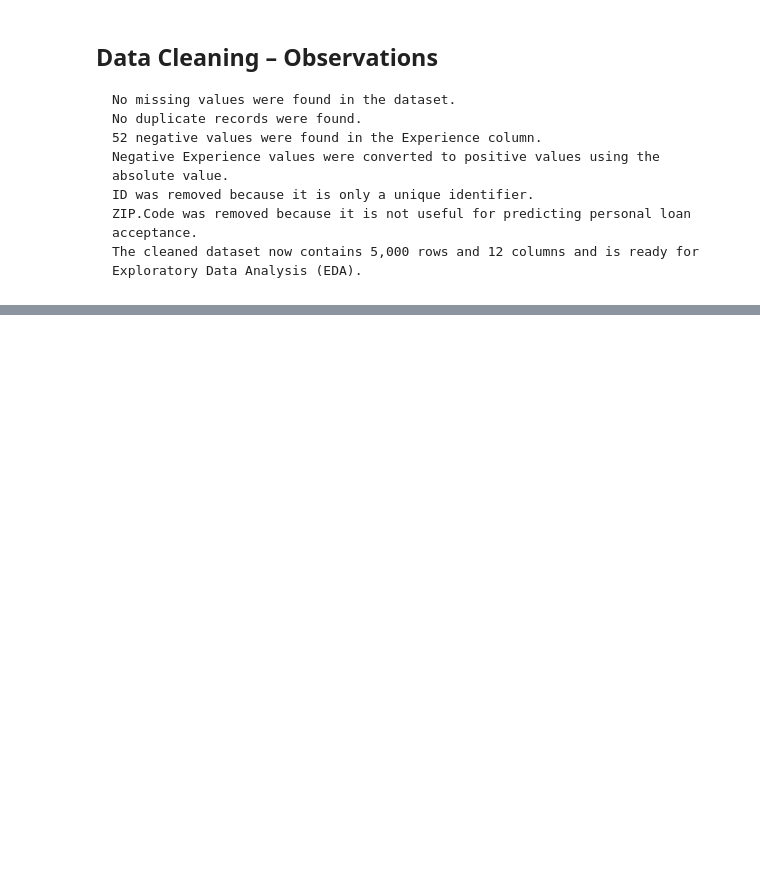
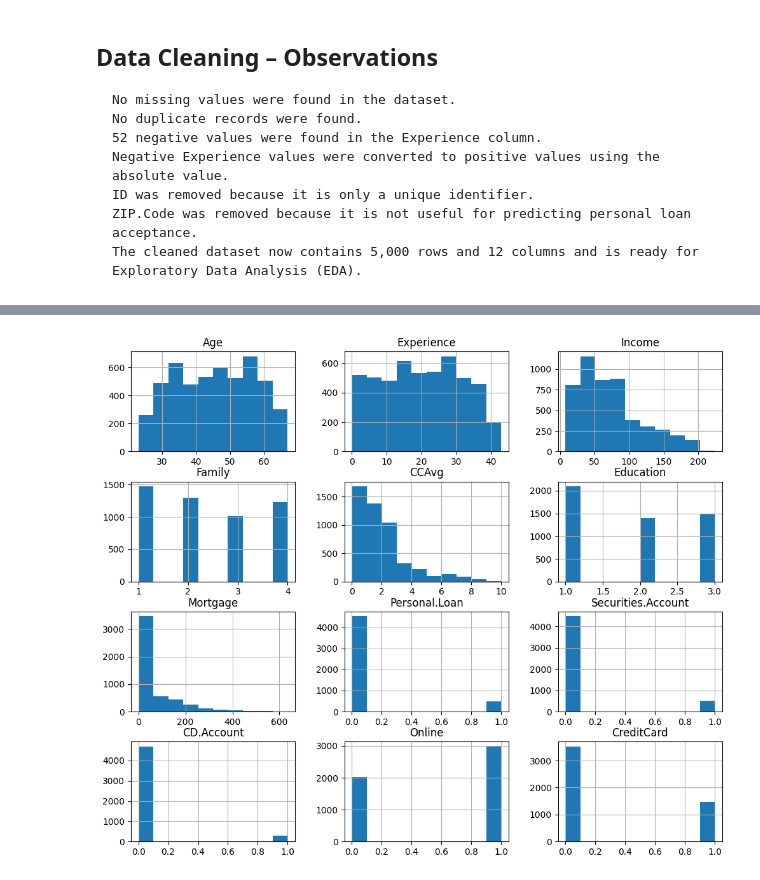
Before and after one commit to hadinmirza/bank-loan-approcal-prediction, a Jupyter notebook: notebooks/data-cleaning.ipynb, the cells around one changed output, grey strips where cells are left out. Cells and saved outputs as stored; diff of their text form; code cells hidden in the pictures; blank space fills up the shorter version.

```diff
--- a/notebooks/data-cleaning.ipynb
+++ b/notebooks/data-cleaning.ipynb
@@ -79,0 +94,5 @@ df.shape
+# %%
+df.hist(figsize=(12,10))
+plt.show()
+# %% [output]
+[figure, added]
```
Also changed, not shown: parts of 7 cells of this notebook, 1 other file.
